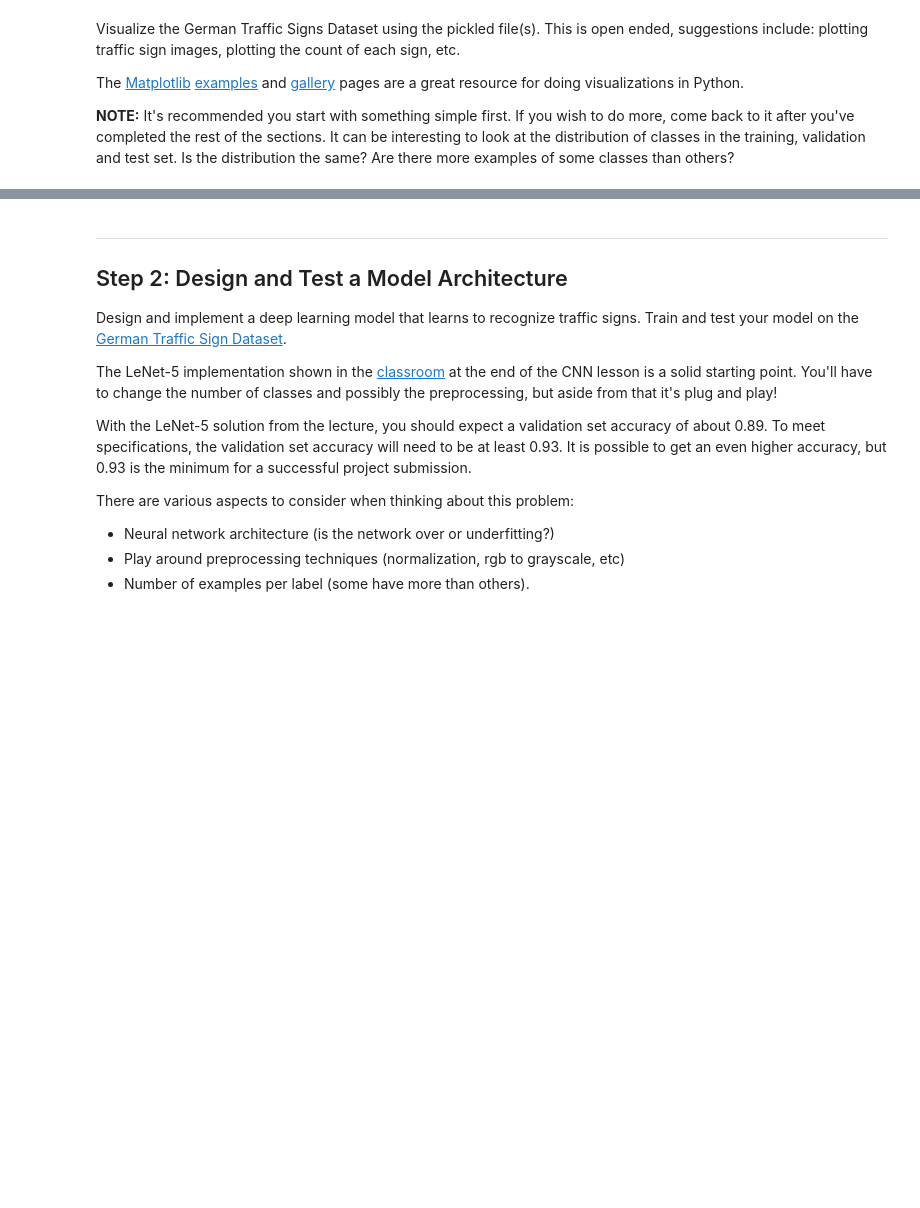
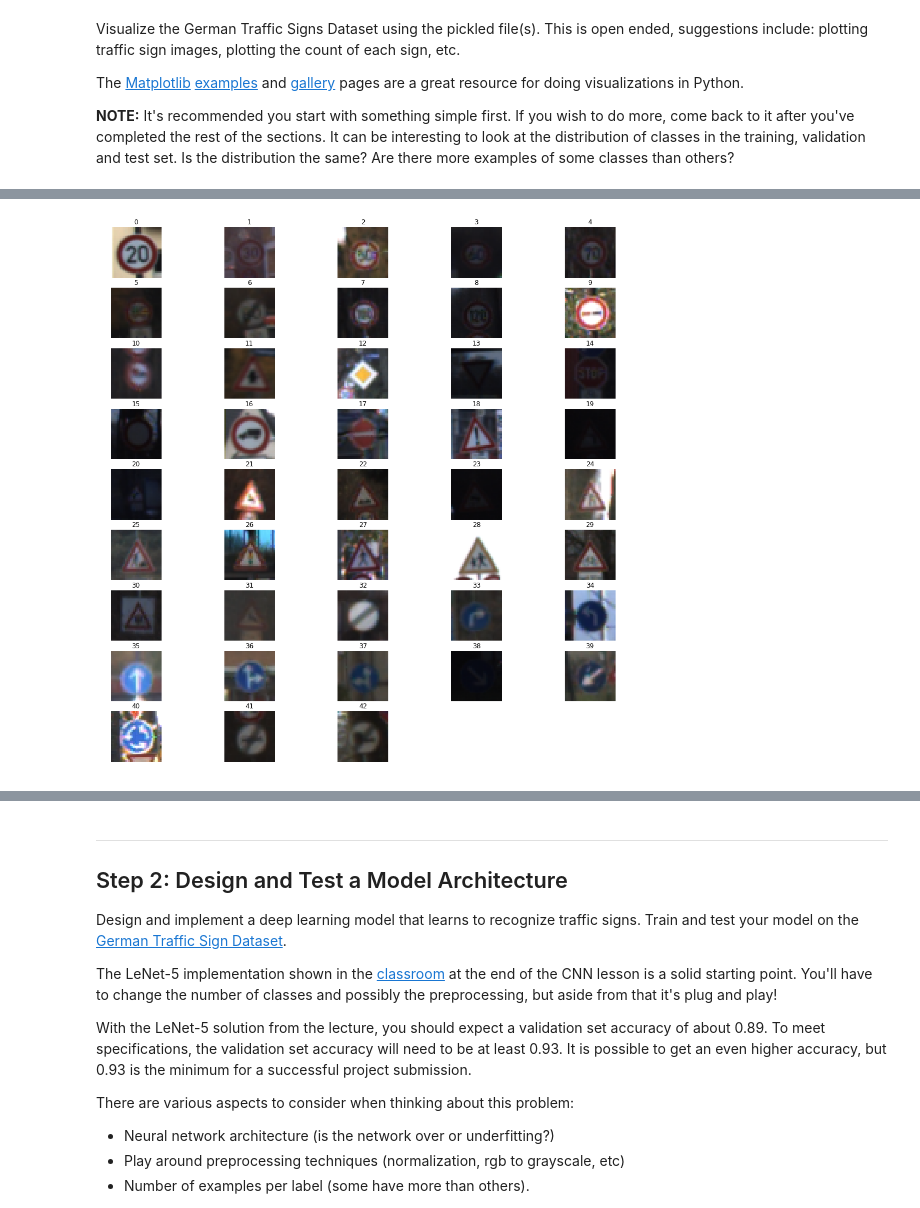
Before and after one commit to TrunksLegendary/Udacity-SDCE-CarND-Traffic-Sign-Classifier-Project, a Jupyter notebook: Udacity-SDCE-CarND-Traffic-Sign-Classifier-Project.ipynb, the cells around one changed output, grey strips where cells are left out. Drawn from its saved outputs; the diff is of its cells as text; code cells hidden in the pictures; blank space fills up the shorter version.

```diff
--- a/Udacity-SDCE-CarND-Traffic-Sign-Classifier-Project.ipynb
+++ b/Udacity-SDCE-CarND-Traffic-Sign-Classifier-Project.ipynb
@@ -55,6 +57,7 @@ Complete the basic data summary below. Use python, numpy and/or pandas methods t
 # %%
 ### Replace each question mark with the appropriate value.
 ### Use python, pandas or numpy methods rather than hard coding the results
+
 import pandas as pd
 import numpy as np
 
@@ -71,10 +74,10 @@ n_test = len(X_test)
 image_shape = X_train[0].shape
 
 # TODO: How many unique classes/labels there are in the dataset.
-df = pd.read_csv('signnames.csv', index_col=False)
-n_classes = len(df['SignName'])
+n_classes = len(np.unique(y_train))
 
 print("Number of training examples =", n_train)
+print("Number of validation examples =", n_validation)
 print("Number of testing examples =", n_test)
 print("Image data shape =", image_shape)
 print("Number of classes =", n_classes)
@@ -91,33 +95,3 @@ Visualize the German Traffic Signs Dataset using the pickled file(s). This is op
 The [Matplotlib](http://matplotlib.org/) [examples](http://matplotlib.org/examples/index.html) and [gallery](http://matplotlib.org/gallery.html) pages are a great resource for doing visualizations in Python.
 
 **NOTE:** It's recommended you start with something simple first. If you wish to do more, come back to it after you've completed the rest of the sections. It can be interesting to look at the distribution of classes in the training, validation and test set. Is the distribution the same? Are there more examples of some classes than others?
-# %%
-### Data exploration visualization code goes here.
-### Feel free to use as many code cells as needed.
-import matplotlib.pyplot as plt
-
-# Visualizations will be shown in the notebook.
-%matplotlib inline
-import random
-
-num_of_samples=[]
-plt.figure(figsize=(12, 16.5))
-for i in range(0, n_classes):
-    plt.subplot(11, 4, i+1)
-    x_selected = X_train[y_train == i]
-    plt.imshow(x_selected[0, :, :, :]) #draw the first image of each class
-    plt.title(i)
-    plt.axis('off')
-    num_of_samples.append(len(x_selected))
-plt.show()
-
-#Plot number of images per class
-plt.figure(figsize=(12, 4))
-plt.bar(range(0, n_classes), num_of_samples)
-plt.title("Distribution of the train dataset")
-plt.xlabel("Class number")
-plt.ylabel("Number of images")
-plt.show()
-
-print("Min number of images per class =", min(num_of_samples))
-print("Max number of images per class =", max(num_of_samples))
@@ -147,0 +114,12 @@ def plot_dist(y_data):
+# %%
+# Show the 43 classes of traffic signs
+plt.figure(figsize= (18, 18))
+for i in range(0, n_classes):
+    plt.subplot(9, 5, i + 1) # set the rows and columns to show the plots
+    X_selected = X_train[y_train == i]
+    plt.imshow(X_selected[0,]) # show the first instance of each label
+    plt.title(i)
+    plt.axis("off")
+plt.show()
+# %% [output]
+[figure, added]
```
Also changed, not shown: parts of 35 cells of this notebook, 13 other files.
